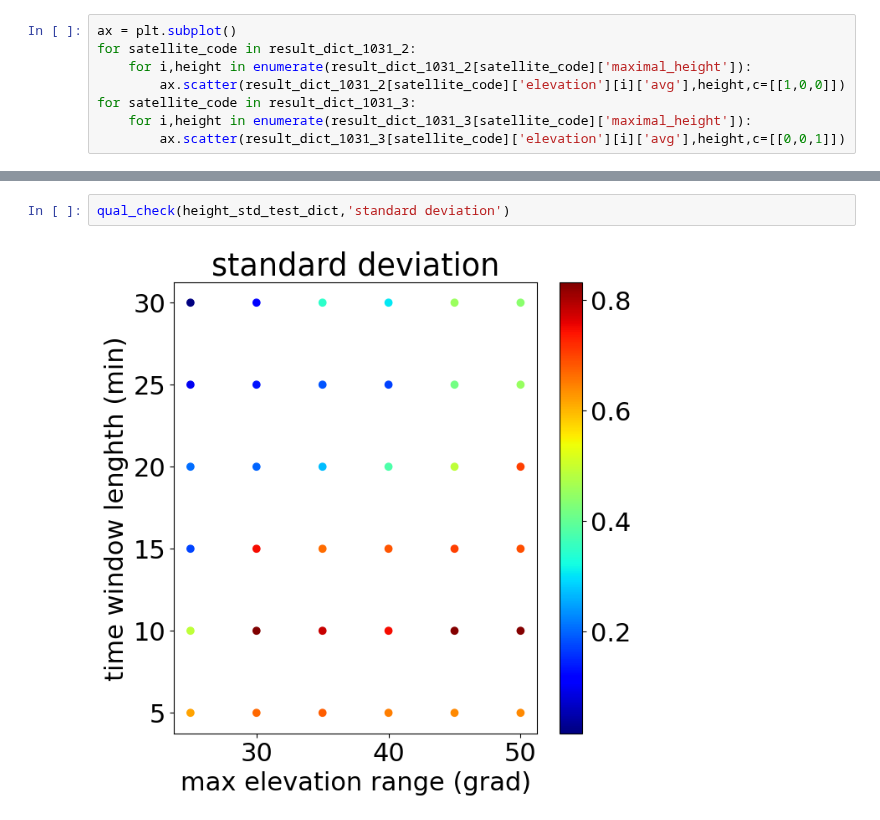
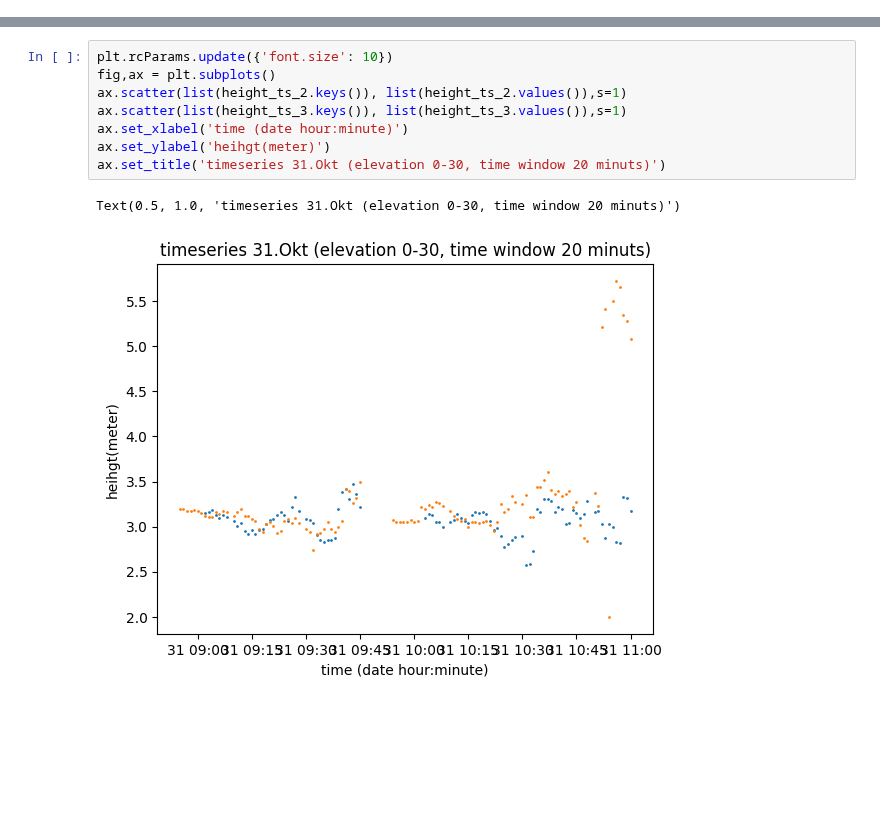
Before and after one commit to ziqing97/gnss_ir_analyze, a Jupyter notebook: src/test.ipynb, the cells around one changed output, grey strips where cells are left out. Cells and saved outputs as stored; diff of their text form; blank space fills up the shorter version.

```diff
--- a/src/test.ipynb
+++ b/src/test.ipynb
@@ -66,8 +169,0 @@ for satellite_code in result_dict_1031_3:
-# %%
-ax = plt.subplot()
-for satellite_code in result_dict_1031_2:
-    for i,height in enumerate(result_dict_1031_2[satellite_code]['maximal_height']):
-        ax.scatter(result_dict_1031_2[satellite_code]['elevation'][i]['avg'],height,c=[[1,0,0]])
-for satellite_code in result_dict_1031_3:
-    for i,height in enumerate(result_dict_1031_3[satellite_code]['maximal_height']):
-        ax.scatter(result_dict_1031_3[satellite_code]['elevation'][i]['avg'],height,c=[[0,0,1]])
@@ -148,4 +251,11 @@ qual_check(height_test_dict,'average height')
-# %%
-qual_check(height_std_test_dict,'standard deviation')
-# %% [output]
-[figure, removed]
+# %%
+plt.rcParams.update({'font.size': 10})
+fig,ax = plt.subplots()
+ax.scatter(list(height_ts_2.keys()), list(height_ts_2.values()),s=1)
+ax.scatter(list(height_ts_3.keys()), list(height_ts_3.values()),s=1)
+ax.set_xlabel('time (date hour:minute)')
+ax.set_ylabel('heihgt(meter)')
+ax.set_title('timeseries 31.Okt (elevation 0-30, time window 20 minuts)')
+# %% [output]
+Text(0.5, 1.0, 'timeseries 31.Okt (elevation 0-30, time window 20 minuts)')
+[figure, added]
```
Also changed, not shown: parts of 12 cells of this notebook.
